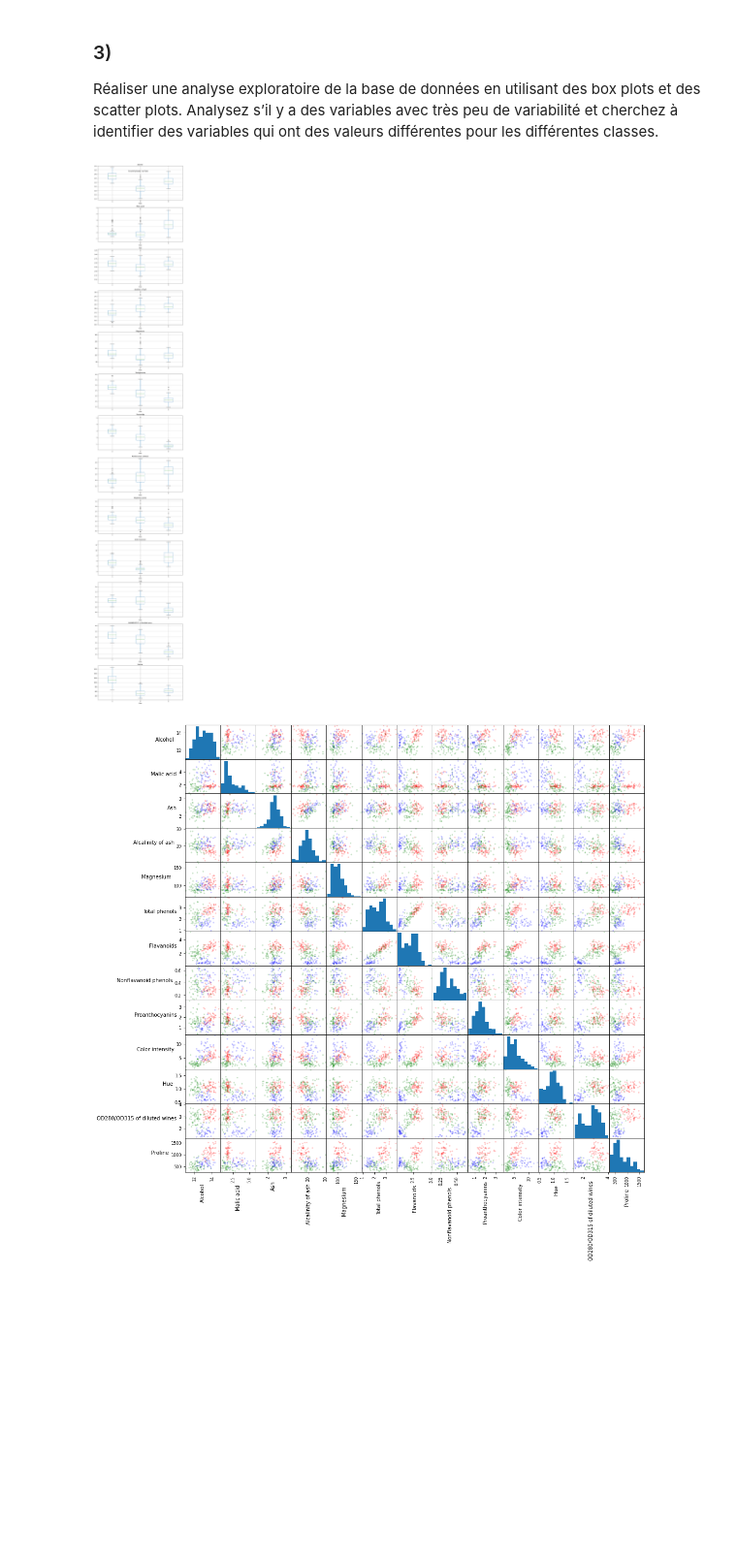
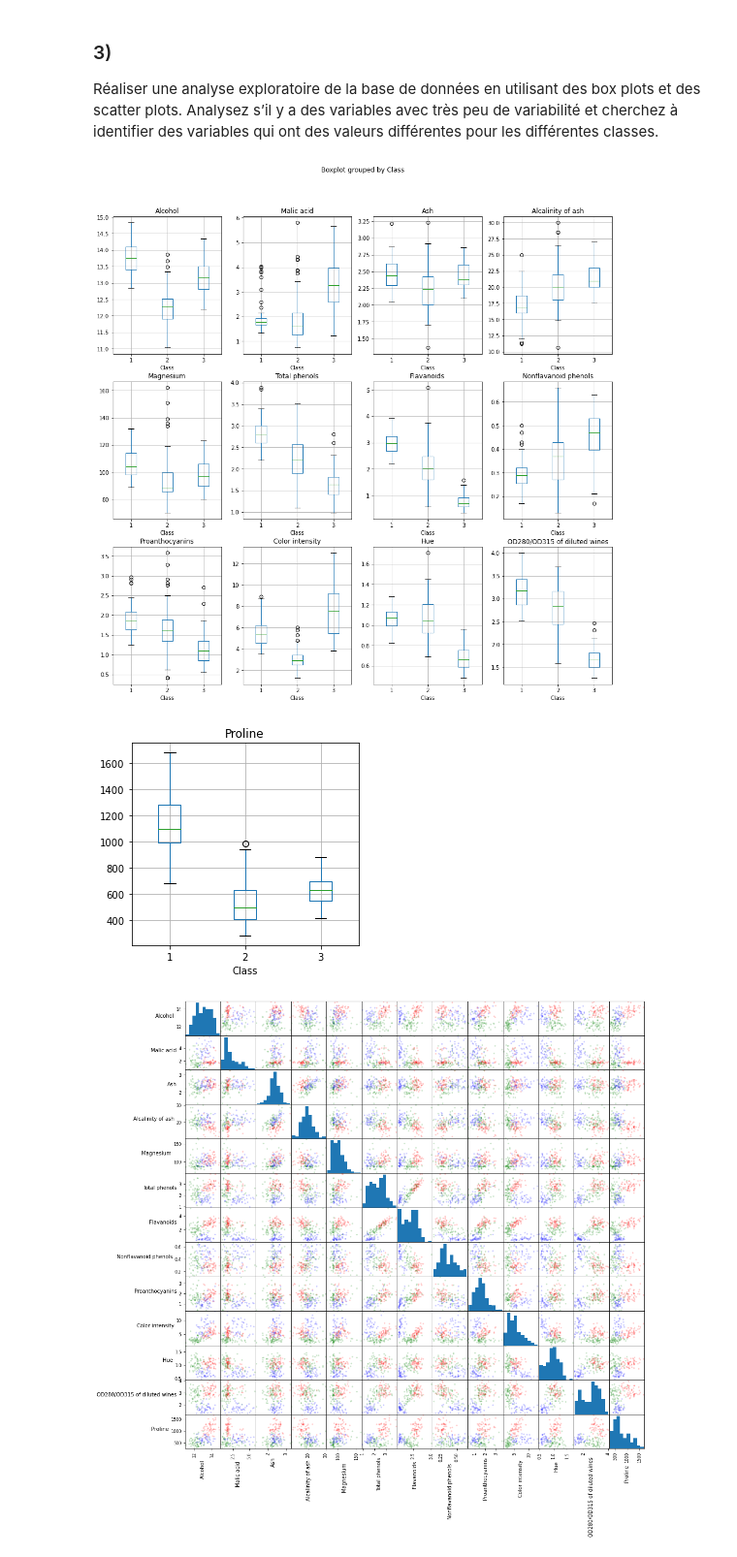
Before and after one commit to heig-vkaelin/isd, a Jupyter notebook: Labo4/Labo4.ipynb, the cells around one changed output. Shown at 97% size. Cells and saved outputs as stored; diff of their text form; code cells hidden in the pictures; blank space fills up the shorter version.

```diff
--- a/Labo4/Labo4.ipynb
+++ b/Labo4/Labo4.ipynb
@@ -91,18 +95,17 @@ Réaliser une analyse exploratoire de la base de données en utilisant des box p
 # %%
 columns_to_show = df.columns[:-1]
 
+fig, axs = plt.subplots(3, 4, figsize=(16, 16), sharex=False, sharey=False)
+df.boxplot(column=list(columns_to_show[:-1]), by='Class', ax=axs)
 
-fig, ax = plt.subplots(len(columns_to_show), figsize=(10, 60))
+# Pour le dernier attribut (Proline) car 13 attributs = nombre premier ;(
+df.boxplot(column='Proline', by='Class', figsize=(4, 4))
+
 plt.suptitle('')
-
-for i in range(len(columns_to_show)):
-    df.boxplot(column=[columns_to_show[i]], by='Class', ax=ax[i])
-
 plt.tight_layout()
-
-# TODO: que faire des scatter plots ?? 2 propriétés entre-elles ?
 # %% [output]
-[figure, old version]
+[figure, new version]
+[figure, added]
 # %%
 without_class = df.drop('Class', 1)
 colors = np.array(59*['r']+71*['g']+48*['b'])
```
Also changed, not shown: parts of 6 cells of this notebook.
